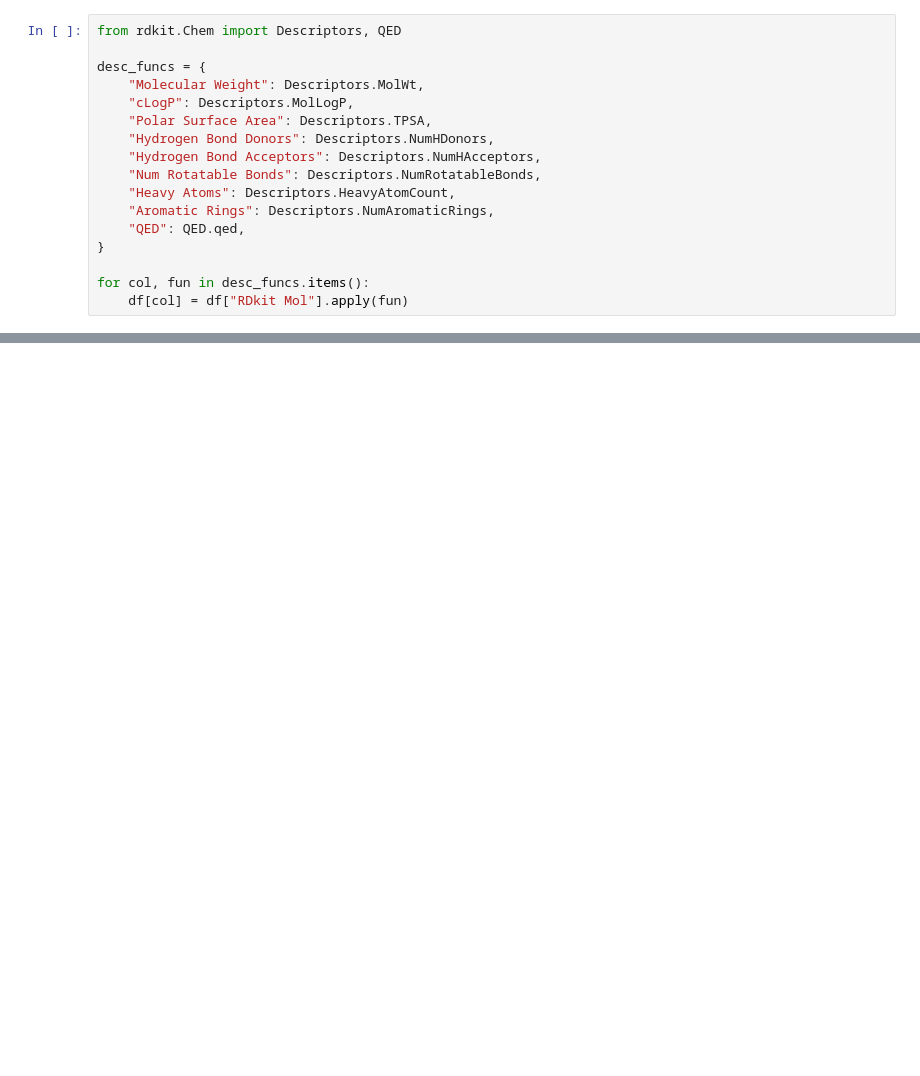
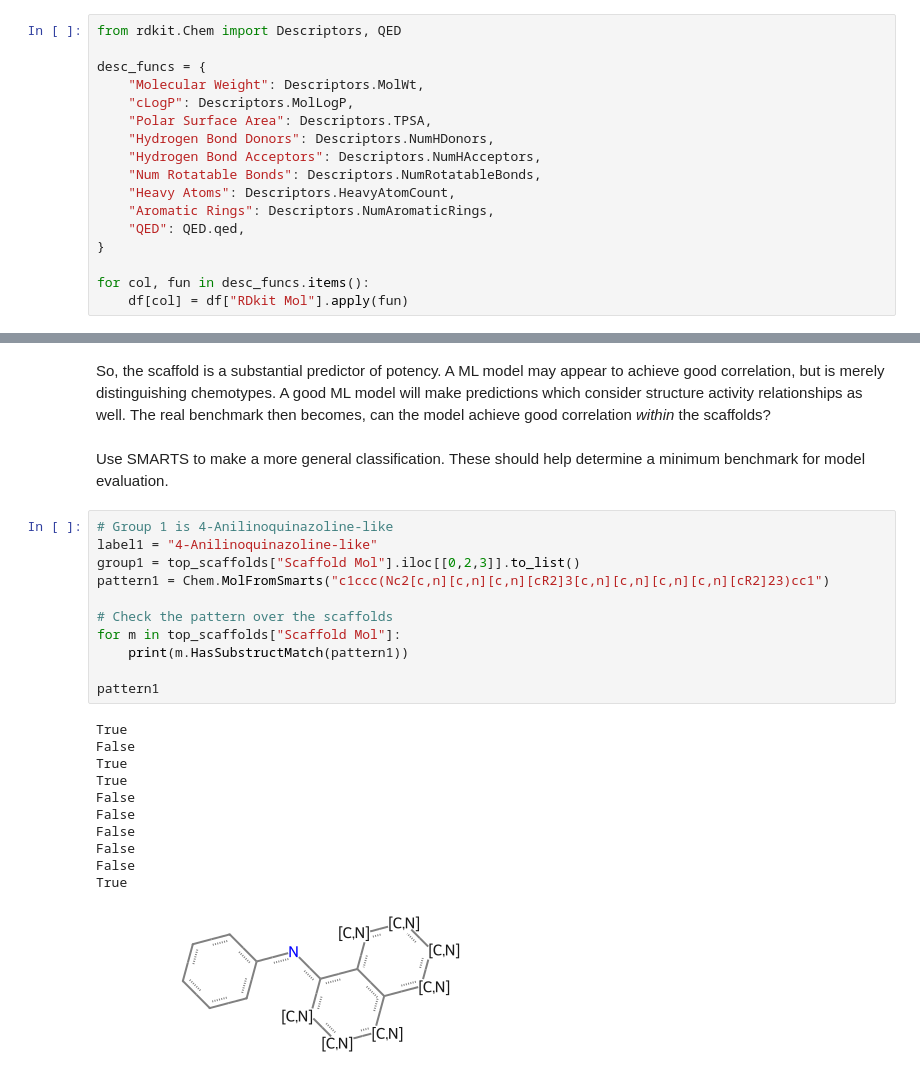
Before and after one commit to chabi-fin/EGFR-benchmark, a Jupyter notebook: notebooks/cheminformatics.ipynb, the cells around one changed output, grey strips where cells are left out. Drawn from its saved outputs; the diff is of its cells as text; blank space fills up the shorter version.

```diff
--- a/notebooks/cheminformatics.ipynb
+++ b/notebooks/cheminformatics.ipynb
@@ -59,0 +207,32 @@ fig.tight_layout()
+# %% [markdown]
+So, the scaffold is a substantial predictor of potency. A ML model may appear to
+achieve good correlation, but is merely distinguishing chemotypes. A good ML
+model will make predictions which consider structure activity relationships as
+well. The real benchmark then becomes, can the model achieve good correlation
+*within* the scaffolds?
+# %% [markdown]
+Use SMARTS to make a more general classification.
+These should help determine a minimum benchmark for model evaluation.
+# %%
+# Group 1 is 4-Anilinoquinazoline-like
+label1 = "4-Anilinoquinazoline-like"
+group1 = top_scaffolds["Scaffold Mol"].iloc[[0,2,3]].to_list()
+pattern1 = Chem.MolFromSmarts("c1ccc(Nc2[c,n][c,n][c,n][cR2]3[c,n][c,n][c,n][c,n][cR2]23)cc1")
+
+# Check the pattern over the scaffolds
+for m in top_scaffolds["Scaffold Mol"]:
+    print(m.HasSubstructMatch(pattern1))
+
+pattern1
+# %% [output]
+True
+False
+True
+True
+False
+False
+False
+False
+False
+True
+[figure, added]
```
Also changed, not shown: parts of 32 cells of this notebook, 11 other files.
